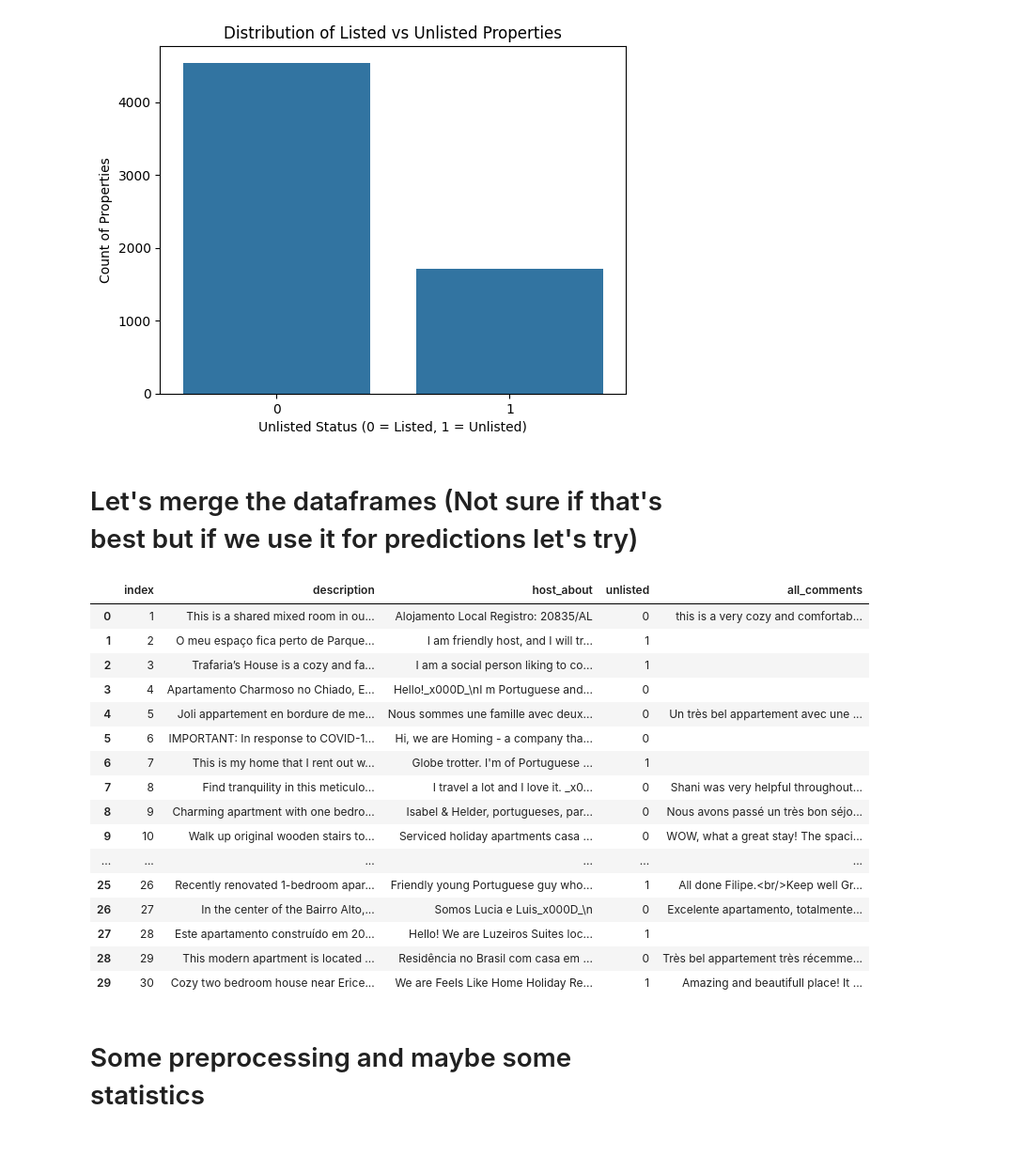
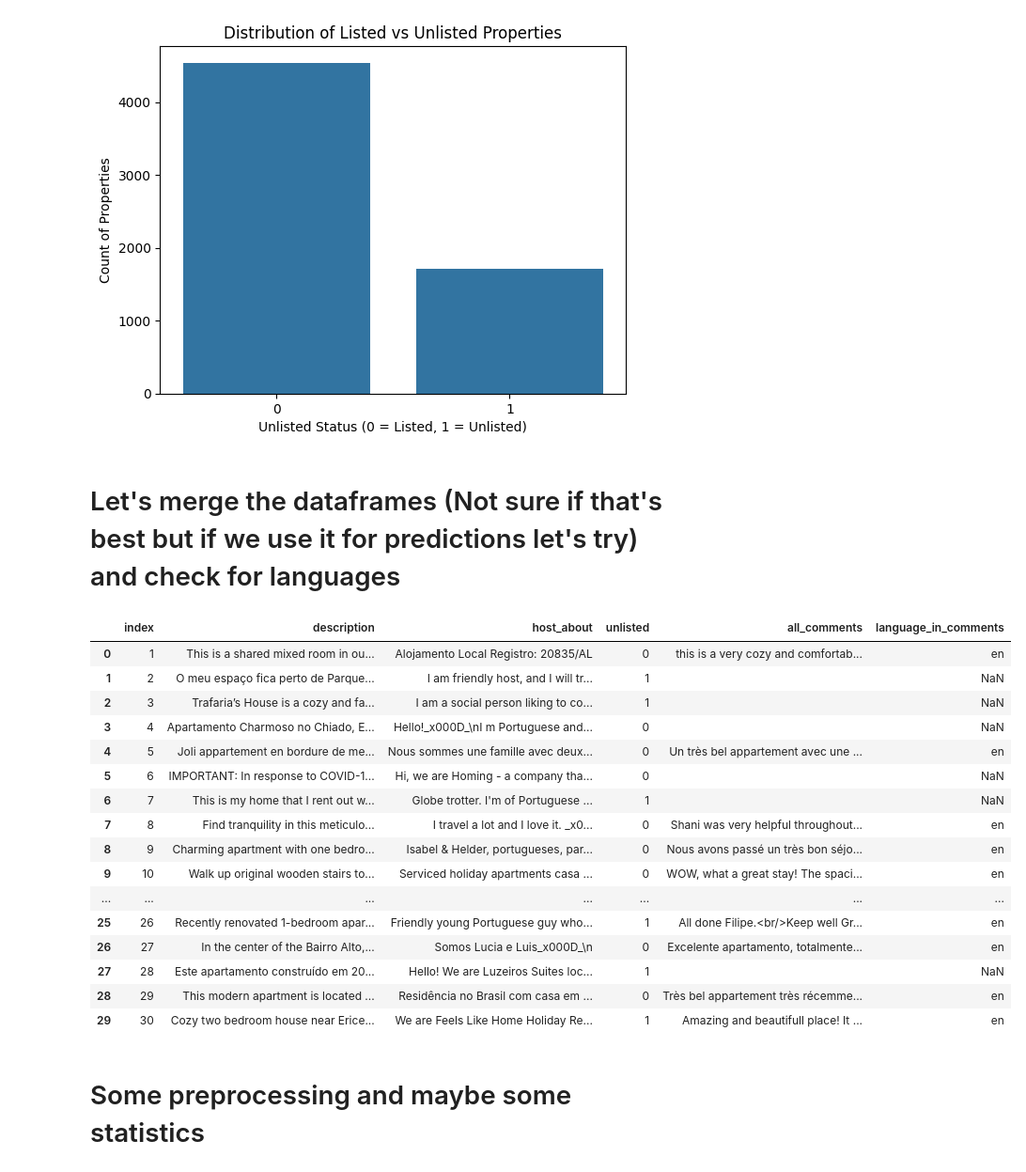
Before and after one commit to ontenkutsenko/NLP_Airbnb_Delisting_Prediction, a Jupyter notebook: Baseline.ipynb, the cells around one changed output. Shown at 94% size. Cells and saved outputs as stored; diff of their text form; code cells hidden in the pictures; blank space fills up the shorter version.

```diff
--- a/Baseline.ipynb
+++ b/Baseline.ipynb
@@ -111,6 +103,6 @@ plt.show()
 # %% [output]
 [figure]
 # %% [markdown]
-# Let's merge the dataframes (Not sure if that's best but if we use it for predictions let's try)
+# Let's merge the dataframes (Not sure if that's best but if we use it for predictions let's try) and check for languages
 # %%
 df_train_reviews['comments'] = df_train_reviews['comments'].fillna('').astype(str)
@@ -117,31 +119,34 @@ df_train_reviews['comments'] = df_train_reviews['comments'].fillna('').astype(st
 # %%
 aggregated_reviews = df_train_reviews.groupby('index')['comments'].agg(
     all_comments=' '.join,  # Concatenates all comments into a single string
-)
+).reset_index()
 
-
-df_train = pd.merge(df_train, aggregated_reviews, on='index', how='left')
-
-df_train['all_comments'].fillna('', inplace=True)
-
-df_train.head(30)
+aggregated_reviews['language_in_comments'] = aggregated_reviews['all_comments'].apply(detect_language)
-# %% [output]
-|  | index | description | host_about | unlisted | all_comments |
-| 0 | 1 | This is a shared mixed room in ou... | Alojamento Local Registro: 20835/AL | 0 | this is a very cozy and comfortab... |
-| 1 | 2 | O meu espaço fica perto de Parque... | I am friendly host, and I will tr... | 1 |  |
-| 2 | 3 | Trafaria’s House is a cozy and fa... | I am a social person liking to co... | 1 |  |
-| 3 | 4 | Apartamento Charmoso no Chiado, E... | Hello!_x000D_\nI m Portuguese and... | 0 |  |
-| 4 | 5 | Joli appartement en bordure de me... | Nous sommes une famille avec deux... | 0 | Un très bel appartement avec une ... |
-| 5 | 6 | IMPORTANT: In response to COVID-1... | Hi, we are Homing - a company tha... | 0 |  |
-| 6 | 7 | This is my home that I rent out w... | Globe trotter. I'm of Portuguese ... | 1 |  |
-| 7 | 8 | Find tranquility in this meticulo... | I travel a lot and I love it. _x0... | 0 | Shani was very helpful throughout... |
-| 8 | 9 | Charming apartment with one bedro... | Isabel & Helder, portugueses, par... | 0 | Nous avons passé un très bon séjo... |
-| 9 | 10 | Walk up original wooden stairs to... | Serviced holiday apartments casa ... | 0 | WOW, what a great stay! The spaci... |
-| ... | ... | ... | ... | ... | ... |
-| 25 | 26 | Recently renovated 1-bedroom apar... | Friendly young Portuguese guy who... | 1 | All done Filipe.<br/>Keep well Gr... |
-| 26 | 27 | In the center of the Bairro Alto,... | Somos Lucia e Luis_x000D_\n | 0 | Excelente apartamento, totalmente... |
-| 27 | 28 | Este apartamento construído em 20... | Hello! We are Luzeiros Suites loc... | 1 |  |
-| 28 | 29 | This modern apartment is located ... | Residência no Brasil com casa em ... | 0 | Très bel appartement très récemme... |
-| 29 | 30 | Cozy two bedroom house near Erice... | We are Feels Like Home Holiday Re... | 1 | Amazing and beautifull place! It ... |
+# %%
+df_train = pd.merge(df_train, aggregated_reviews, on='index', how='left')
+
+df_train['all_comments'].fillna('', inplace=True)
+df_train['language_in_comments'].fillna('No Reviews', inplace=True)
+
+
+df_train.head(30)
+# %% [output]
+|  | index | description | host_about | unlisted | all_comments | language_in_comments |
+| 0 | 1 | This is a shared mixed room in ou... | Alojamento Local Registro: 20835/AL | 0 | this is a very cozy and comfortab... | en |
+| 1 | 2 | O meu espaço fica perto de Parque... | I am friendly host, and I will tr... | 1 |  | NaN |
+| 2 | 3 | Trafaria’s House is a cozy and fa... | I am a social person liking to co... | 1 |  | NaN |
+| 3 | 4 | Apartamento Charmoso no Chiado, E... | Hello!_x000D_\nI m Portuguese and... | 0 |  | NaN |
+| 4 | 5 | Joli appartement en bordure de me... | Nous sommes une famille avec deux... | 0 | Un très bel appartement avec une ... | en |
+| 5 | 6 | IMPORTANT: In response to COVID-1... | Hi, we are Homing - a company tha... | 0 |  | NaN |
+| 6 | 7 | This is my home that I rent out w... | Globe trotter. I'm of Portuguese ... | 1 |  | NaN |
+| 7 | 8 | Find tranquility in this meticulo... | I travel a lot and I love it. _x0... | 0 | Shani was very helpful throughout... | en |
+| 8 | 9 | Charming apartment with one bedro... | Isabel & Helder, portugueses, par... | 0 | Nous avons passé un très bon séjo... | en |
+| 9 | 10 | Walk up original wooden stairs to... | Serviced holiday apartments casa ... | 0 | WOW, what a great stay! The spaci... | en |
+| ... | ... | ... | ... | ... | ... | ... |
+| 25 | 26 | Recently renovated 1-bedroom apar... | Friendly young Portuguese guy who... | 1 | All done Filipe.<br/>Keep well Gr... | en |
+| 26 | 27 | In the center of the Bairro Alto,... | Somos Lucia e Luis_x000D_\n | 0 | Excelente apartamento, totalmente... | en |
+| 27 | 28 | Este apartamento construído em 20... | Hello! We are Luzeiros Suites loc... | 1 |  | NaN |
+| 28 | 29 | This modern apartment is located ... | Residência no Brasil com casa em ... | 0 | Très bel appartement très récemme... | en |
+| 29 | 30 | Cozy two bedroom house near Erice... | We are Feels Like Home Holiday Re... | 1 | Amazing and beautifull place! It ... | en |
 # %% [markdown]
 # Some preprocessing and maybe some statistics
```
Also changed, not shown: parts of 11 cells of this notebook.
